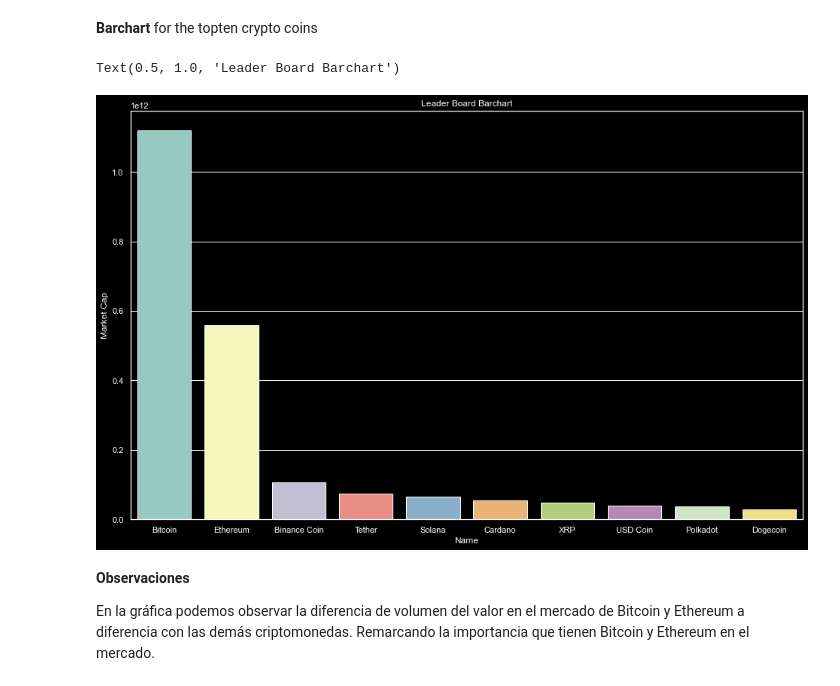
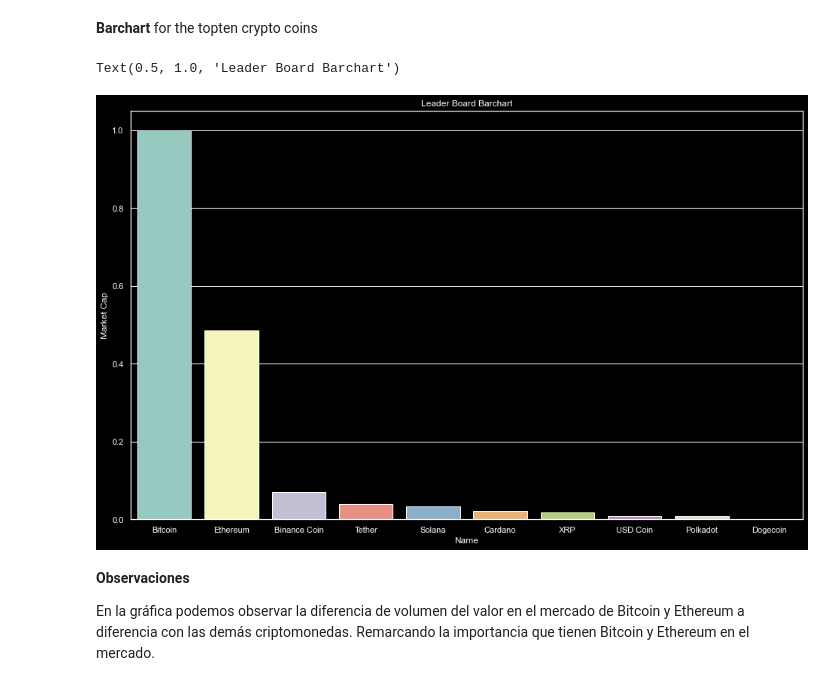
Before and after one commit to cato20/cryptocurrencies-ds, a Jupyter notebook: notebooks/Data_Analisis.ipynb, the cells around one changed output. Cells and saved outputs as stored; diff of their text form; code cells hidden in the pictures.

```diff
--- a/notebooks/Data_Analisis.ipynb
+++ b/notebooks/Data_Analisis.ipynb
@@ -134,12 +134,14 @@ leaderboard['Market Cap'] = leaderboard['Market Cap'].apply(to_float)
 # %%
 sns.set(font_scale = 1.2)
 sns.set(rc={'figure.figsize':(16,10)})
 plt.style.use('dark_background')
-
-sns.barplot(x=leaderboard.Name.head(10),y=leaderboard['Market Cap'].head(10)).set_title('Leader Board Barchart')
+leaderboard_10 = leaderboard['Market Cap'].head(10)
+leaderboard_10 -= leaderboard_10.min()
+leaderboard_10 /= leaderboard_10.max()
+sns.barplot(x=leaderboard.Name.head(10),y=leaderboard_10).set_title('Leader Board Barchart')
 # %% [output]
 Text(0.5, 1.0, 'Leader Board Barchart')
-[figure, old version]
+[figure, new version]
 # %% [markdown]
 **Observaciones**
 
```
Also changed, not shown: 1 other file.
